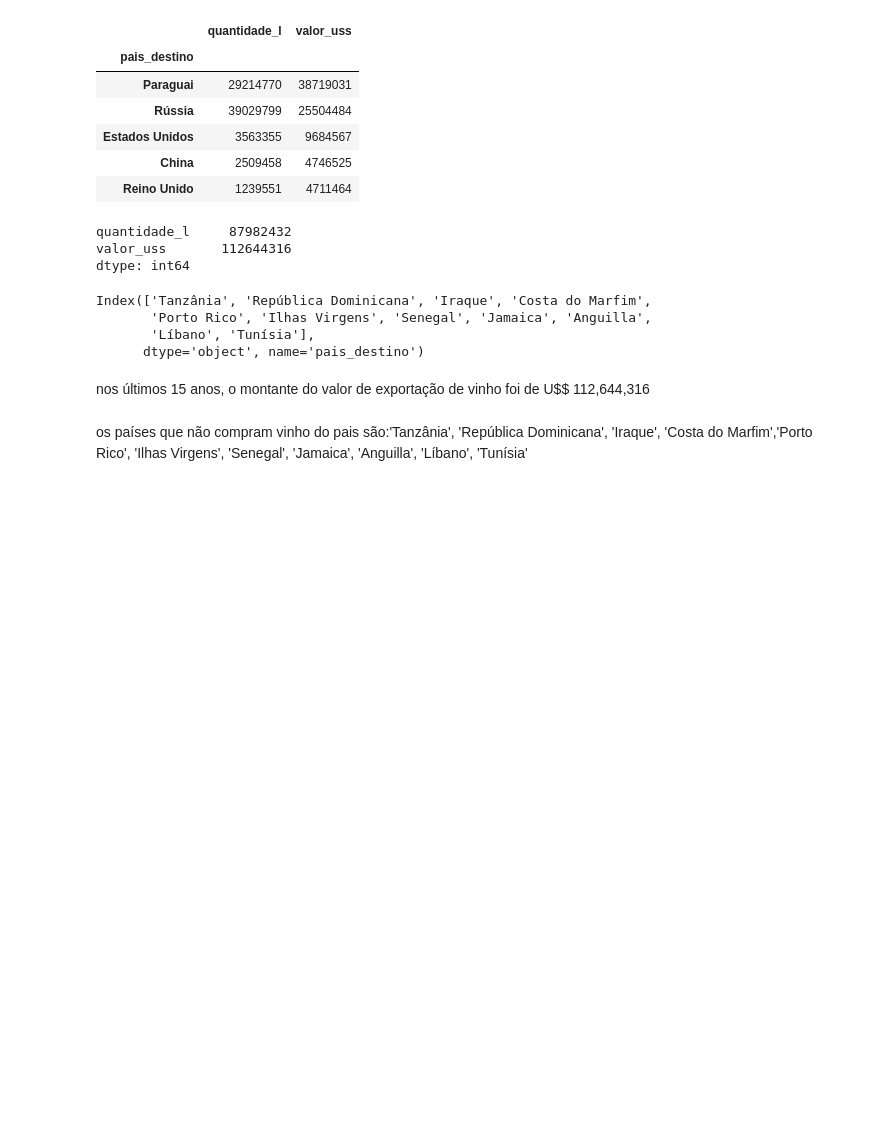
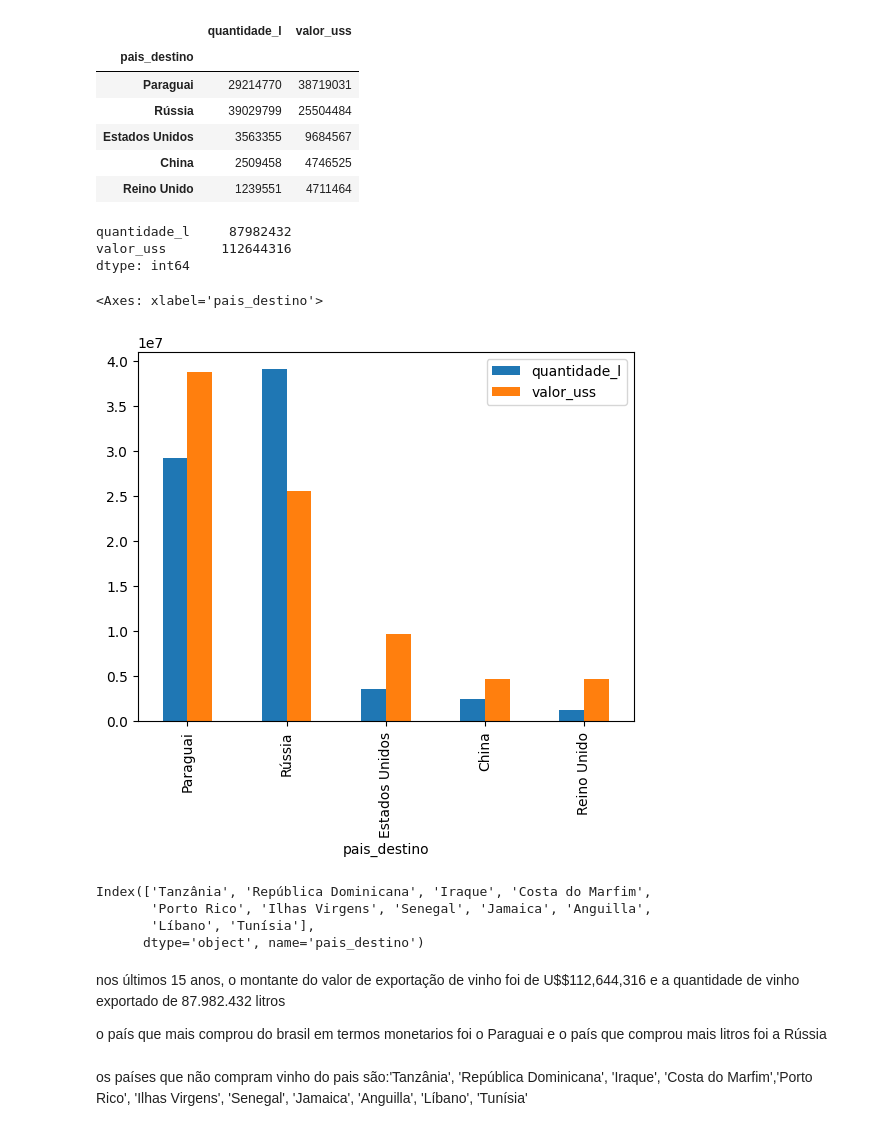
Before and after one commit to arianesannt/notebooks, a Jupyter notebook: atividadeFIAP.ipynb, the cells around one changed output. Drawn from its saved outputs; the diff is of its cells as text; code cells hidden in the pictures; blank space fills up the shorter version.

```diff
--- a/atividadeFIAP.ipynb
+++ b/atividadeFIAP.ipynb
@@ -283,6 +283,11 @@ paises_exportacao_ativa.sum()
 quantidade_l     87982432
 valor_uss       112644316
 dtype: int64
+# %%
+paises_exportacao_ativa.head().plot(kind='bar')
+# %% [output]
+<Axes: xlabel='pais_destino'>
+[figure, added]
 # %%
 paises_exportacao_zero.index
 # %% [output]
@@ -291,6 +296,8 @@ Index(['Tanzânia', 'República Dominicana', 'Iraque', 'Costa do Marfim',
        'Líbano', 'Tunísia'],
       dtype='object', name='pais_destino')
 # %% [markdown]
-nos últimos 15 anos, o montante do valor de exportação de vinho foi de U$$ 112,644,316
+nos últimos 15 anos, o montante do valor de exportação de vinho foi de U$$112,644,316 e a quantidade de vinho exportado de 87.982.432 litros
+
+o país que mais comprou do brasil em termos monetarios foi o Paraguai e o país que comprou mais litros foi a Rússia
 # %% [markdown]
 os países que não compram vinho do pais são:'Tanzânia', 'República Dominicana', 'Iraque', 'Costa do Marfim','Porto Rico', 'Ilhas Virgens', 'Senegal', 'Jamaica', 'Anguilla', 'Líbano', 'Tunísia'
```
